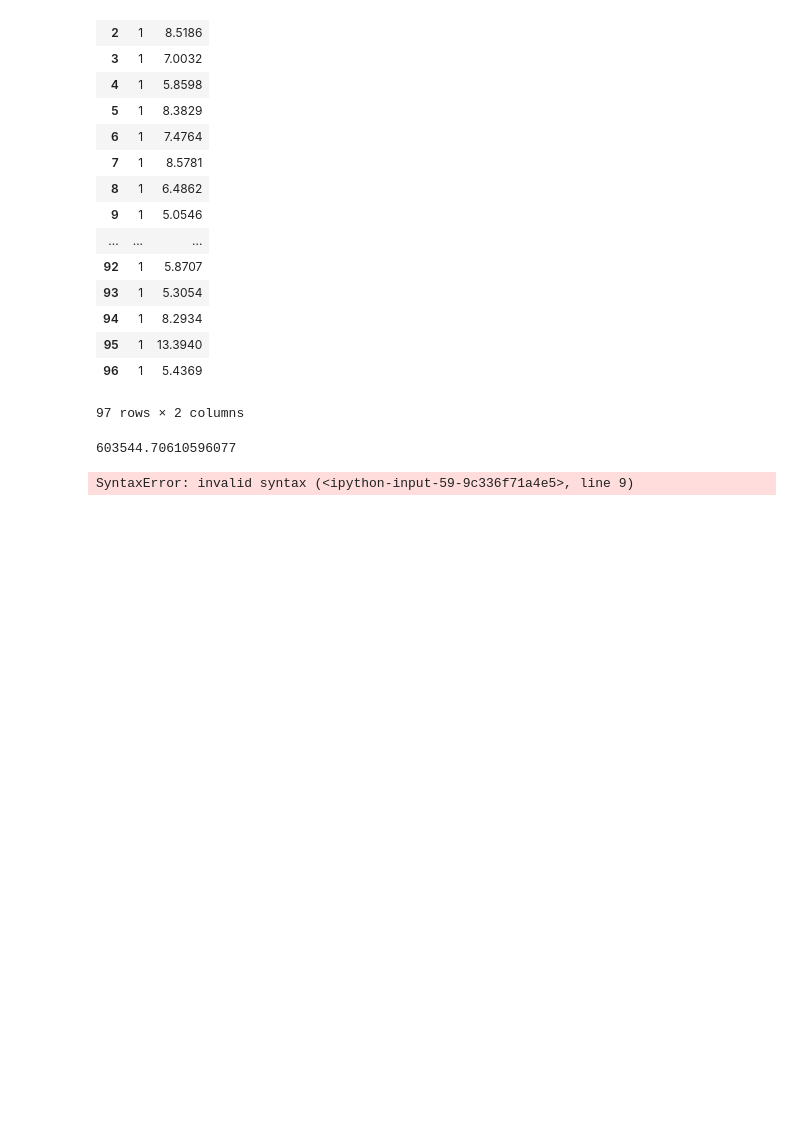
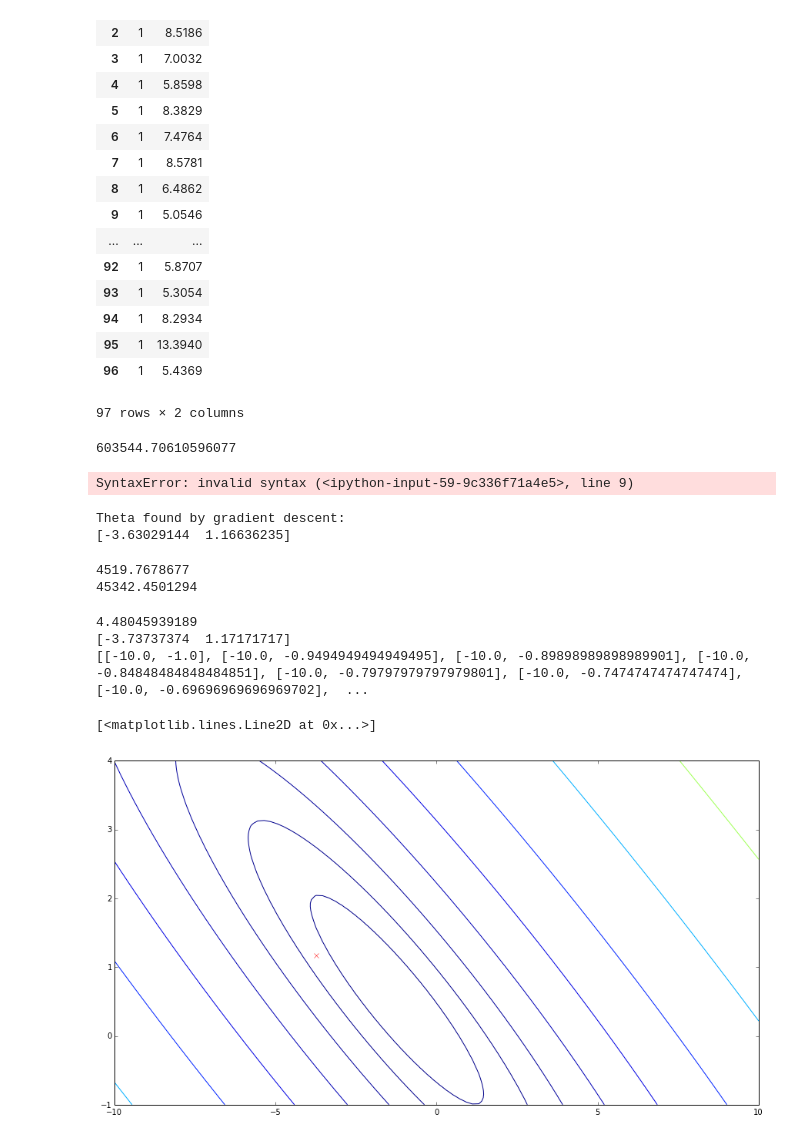
Before and after one commit to qorelogic/ml2, a Jupyter notebook: bin/statwing.ipynb, the cells around one changed output. Drawn from its saved outputs; the diff is of its cells as text; code cells hidden in the pictures; blank space fills up the shorter version.

```diff
--- a/bin/statwing.ipynb
+++ b/bin/statwing.ipynb
@@ -151,3 +153,83 @@ computeCost(X, y, theta)
 theta = gradientDescent(X, y, theta, alpha, iterations);
 # %% [output]
 SyntaxError: invalid syntax (<ipython-input-59-9c336f71a4e5>, line 9)
+# %%
+ml = ml007()
+
+# gradient descent
+data = p.read_csv('/coursera/ml-007/programming-exercises/mlclass-ex1/ex1data1.txt', header=None)
+#print data
+X = data.ix[:,0]
+y = data.ix[:,1]
+m = len(y)
+
+#plot(X,y,'.')
+
+X = p.DataFrame()
+X[0] = ones(m)
+X[1] = data.ix[:,0]
+
+theta = n.zeros(2)
+
+#% Some gradient descent settings
+iterations = 1500;
+alpha = 0.01;
+
+#% compute and display initial cost
+ml.computeCost(X, y, theta)
+
+#% run gradient descent
+[theta, J_hist] = ml.gradientDescent(X, y, theta, alpha, iterations);
+
+#% print theta to screen
+print 'Theta found by gradient descent: '
+#print '%f %f \n', theta(1), theta(2)
+print theta
+# %% [output]
+Theta found by gradient descent:
+[-3.63029144  1.16636235]
+# %%
+#print n.dot(X,theta)
+#plot(X.ix[:,1],y,'.')
+#plot(,y,'-')
+print n.dot(n.array([1, 3.5]), theta) * 1e4
+print n.dot(n.array([1, 7]), theta) * 1e4
+# %% [output]
+4519.7678677
+45342.4501294
+# %%
+theta0_vals = linspace(-10, 10, 100)
+theta1_vals = linspace(-1, 4, 100)
+thetas = []
+lowCC = 1e9
+thetas = []
+J_vals = n.zeros(len(theta0_vals)*len(theta1_vals)).reshape(len(theta0_vals),len(theta1_vals))
+for i in range(0,len(theta0_vals)):
+    for j in range(0,len(theta1_vals)):
+        t = n.array([theta0_vals[i], theta1_vals[j]])
+        #print theta0_vals[i]
+        #print theta1_vals[j]
+        #print t
+        cc = ml.computeCost(X, y, t)
+        J_vals[i][j] = cc
+        if cc < lowCC:
+            lowCC = cc
+            lowT = t
+            thetas.append(list(t))
+        #print t
+print lowCC
+print lowT
+print thetas
+#print cc
+#print J_vals
+contour(theta0_vals, theta1_vals, J_vals, logspace(-2, 3, 20))
+#print thetas
+#plot(t[0], t[1], 'xr')
+plot(lowT[0], lowT[1], 'xr')
+#plot(J_vals)
+# %% [output]
+4.48045939189
+[-3.73737374  1.17171717]
+[[-10.0, -1.0], [-10.0, -0.9494949494949495], [-10.0, -0.89898989898989901], [-10.0, -0.84848484848484851], [-10.0, -0.79797979797979801], [-10.0, -0.7474747474747474], [-10.0, -0.69696969696969702],  ...
+[<matplotlib.lines.Line2D at 0x...>]
+[figure, added]
```
Also changed, not shown: parts of 5 cells of this notebook, 2 other files.
